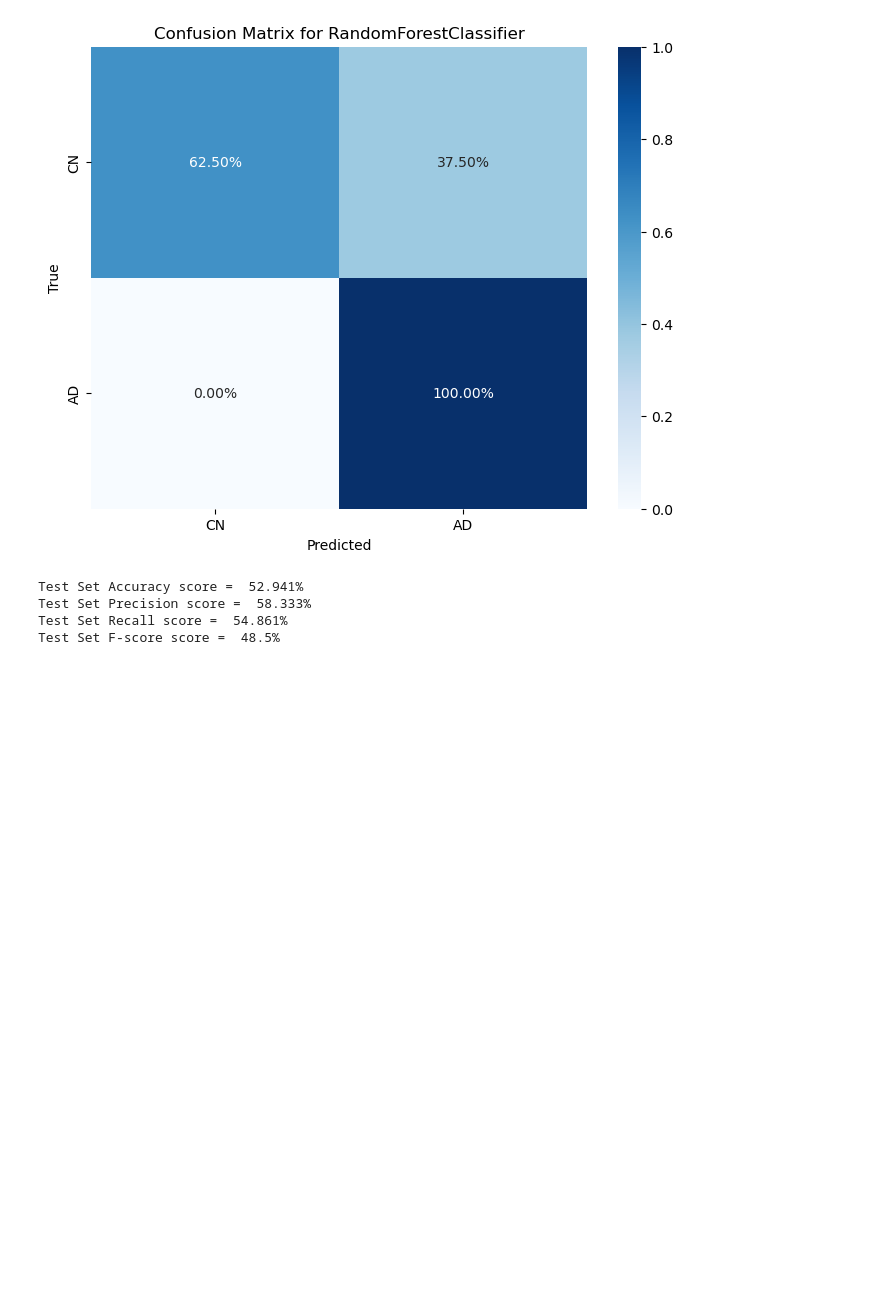
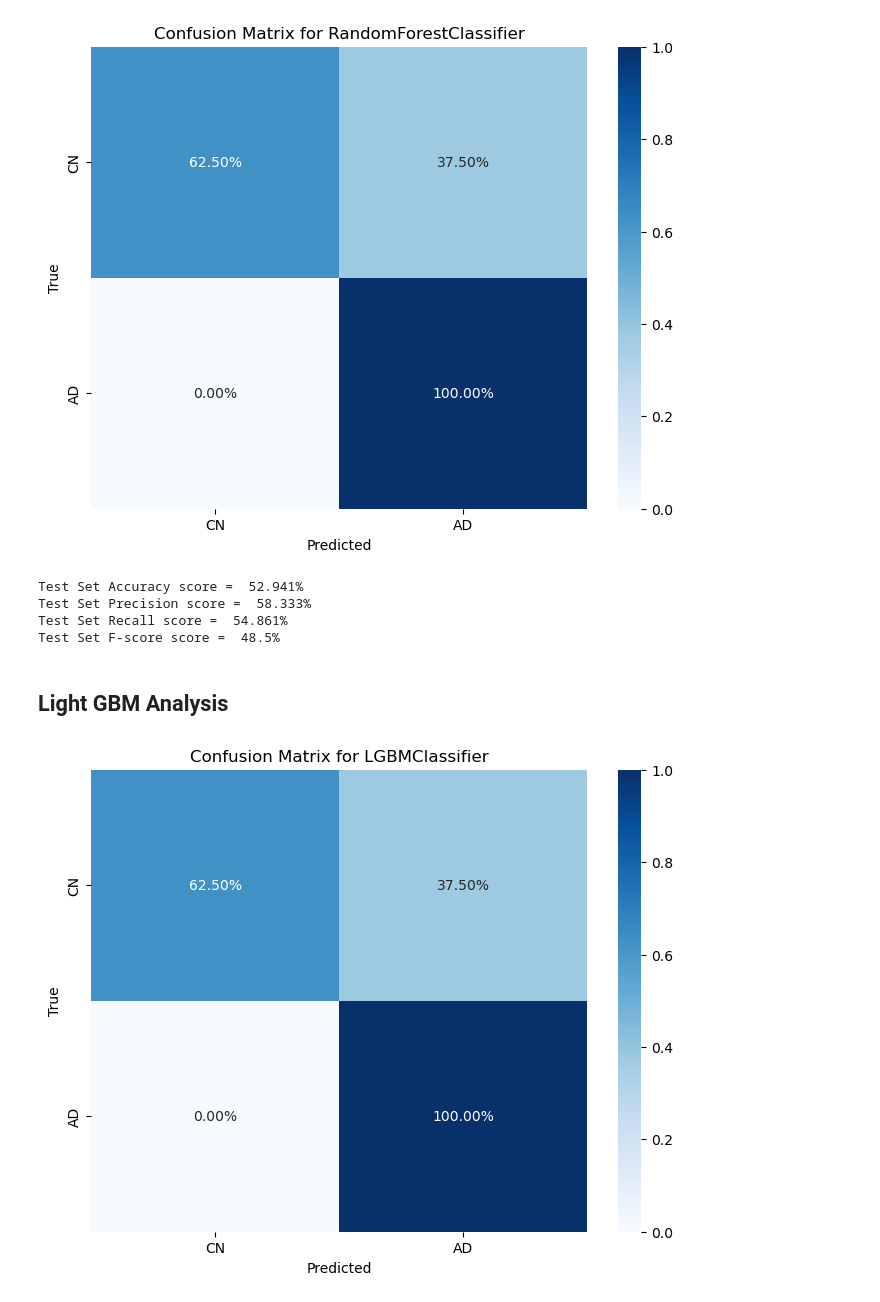
Before and after one commit to toribiodiego/VIP-Dementia, a Jupyter notebook: notebooks/eGeMaps/16000.ipynb, the cells around one changed output. Saved outputs shown, nothing was run; the diff lists cells and outputs as text; code cells hidden in the pictures; blank space fills up the shorter version.

```diff
--- a/notebooks/eGeMaps/16000.ipynb
+++ b/notebooks/eGeMaps/16000.ipynb
@@ -231,3 +241,30 @@ Test Set Accuracy score =  52.941%
 Test Set Precision score =  58.333%
 Test Set Recall score =  54.861%
 Test Set F-score score =  48.5%
+# %% [markdown]
+## Light GBM Analysis
+# %%
+import numpy as np
+import matplotlib.pyplot as plt
+from sklearn.metrics import confusion_matrix
+import seaborn as sns
+import lightgbm as lgb # light XGBoost package
+
+def plot_confusion_matrix(clf, X_test, y_test, class_names):
+    y_pred = clf.predict(X_test)
+    cm = confusion_matrix(y_test, y_pred)
+    cm_percent = cm.astype('float') / cm.sum(axis=1)[:, np.newaxis]  # Convert counts to percentage
+
+    fig, ax = plt.subplots(figsize=(8, 6))  # Larger figure size for better readability
+    sns.heatmap(cm_percent, annot=True, fmt=".2%", cmap='Blues', xticklabels=class_names, yticklabels=class_names, ax=ax)
+    plt.title(f'Confusion Matrix for {type(clf).__name__}')
+    plt.xlabel('Predicted')
+    plt.ylabel('True')
+
+    plt.show()
+
+# Example usage with class names
+class_names = ['CN', 'AD']  # Ensure class names are in the order of your actual labels
+plot_confusion_matrix(lgb.LGBMClassifier(verbosity=-1).fit(X_train, y_train), X_test, y_test, class_names)
+# %% [output]
+[figure, added]
```
Also changed, not shown: parts of 8 cells of this notebook, 3 other files.
